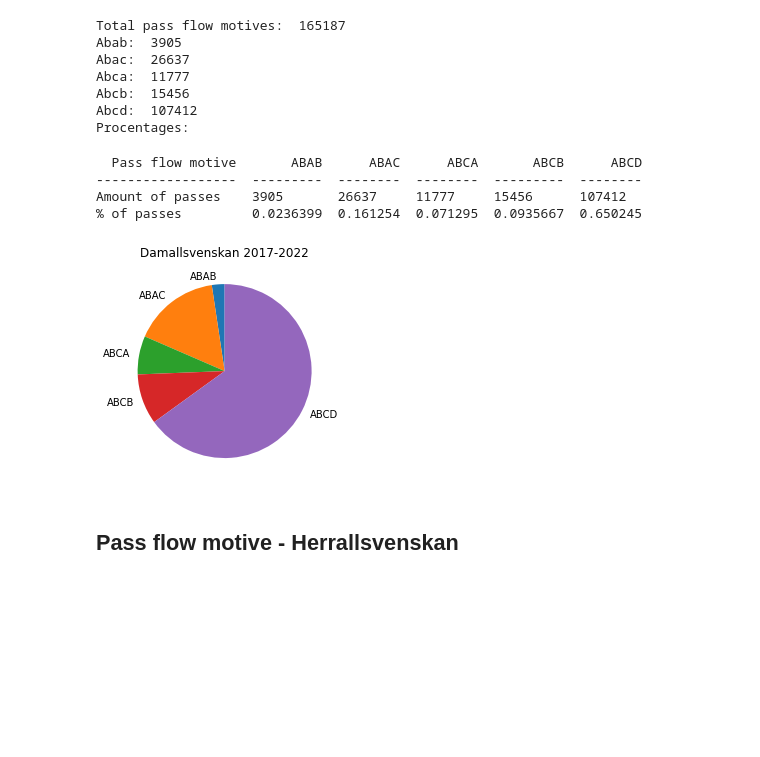
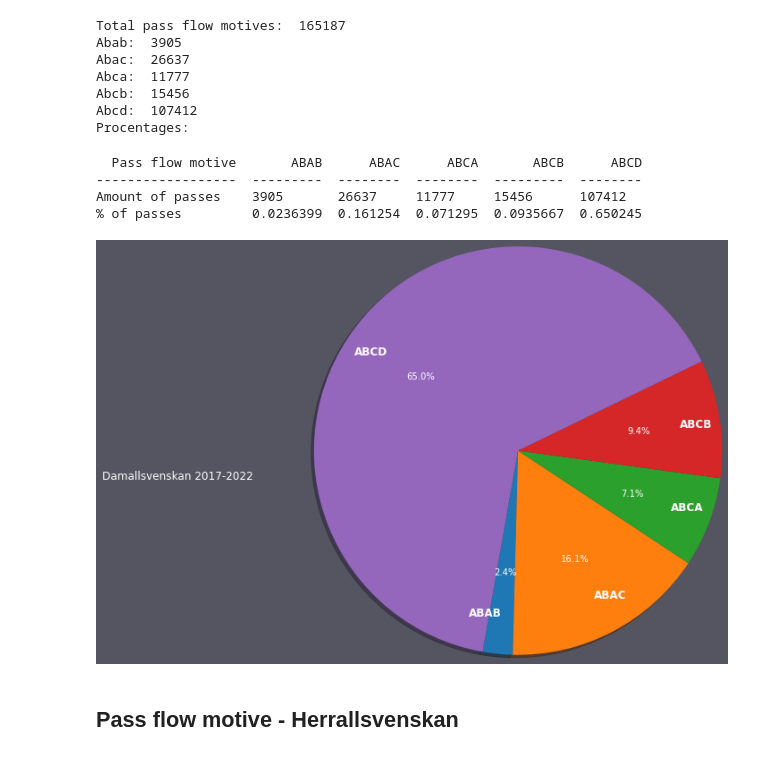
Before and after one commit to G4din/Examensarbete-PlaymakerAI, a Jupyter notebook: pass_length.ipynb, the cells around one changed output. Saved outputs shown, nothing was run; the diff lists cells and outputs as text; code cells hidden in the pictures; blank space fills up the shorter version.

```diff
--- a/pass_length.ipynb
+++ b/pass_length.ipynb
@@ -102,21 +102,25 @@ Procentages:
 # %%
 #plot the data
 from tabulate import tabulate
 print()
 table = [['Pass flow motive','ABAB', 'ABAC', 'ABCA', 'ABCB', 'ABCD'], ['Amount of passes', Abab,Abac,Abca,Abcb,Abcd], ["% of passes" ,Abab/total_pass_flow_motives,Abac/total_pass_flow_motives,Abca/total_pass_flow_motives,Abcb/total_pass_flow_motives,Abcd/total_pass_flow_motives]]
 print(tabulate(table, headers='firstrow', tablefmt='simple_grid', colalign='center'))
-
+values = [Abab,Abac,Abca,Abcb,Abcd]
 y = np.array([Abab/total_pass_flow_motives,Abac/total_pass_flow_motives,Abca/total_pass_flow_motives,Abcb/total_pass_flow_motives,Abcd/total_pass_flow_motives])
 mylabels = ["ABAB", "ABAC", "ABCA", "ABCB", "ABCD"]
-plt.title("Damallsvenskan 2017-2022")
-plt.pie(y, labels = mylabels, startangle = 90)
+
+fig, ax = plt.subplots(facecolor='#545560', figsize = (7,7))
+plt.title("Damallsvenskan 2017-2022", x = -0.5 , y = 0.4,color = 'white' , fontweight = '15')
+_, texts , autopcts =plt.pie(values, labels = mylabels, startangle = 260, autopct='%1.1f%%', pctdistance=0.6, labeldistance=0.8, radius=1.5, shadow=True)
+plt.setp(texts, **{'color':'white', 'weight':'bold', 'fontsize':12})
+plt.setp(autopcts, **{'color':'white',  'fontsize':10})
 plt.show()
 # %% [output]
   Pass flow motive       ABAB      ABAC      ABCA       ABCB      ABCD
 ------------------  ---------  --------  --------  ---------  --------
 Amount of passes    3905       26637     11777     15456      107412
 % of passes         0.0236399  0.161254  0.071295  0.0935667  0.650245
-[figure, old version]
+[figure, new version]
 # %% [markdown]
 ## Pass flow motive - Herrallsvenskan
 # %%
```
Also changed, not shown: parts of 18 cells of this notebook.
